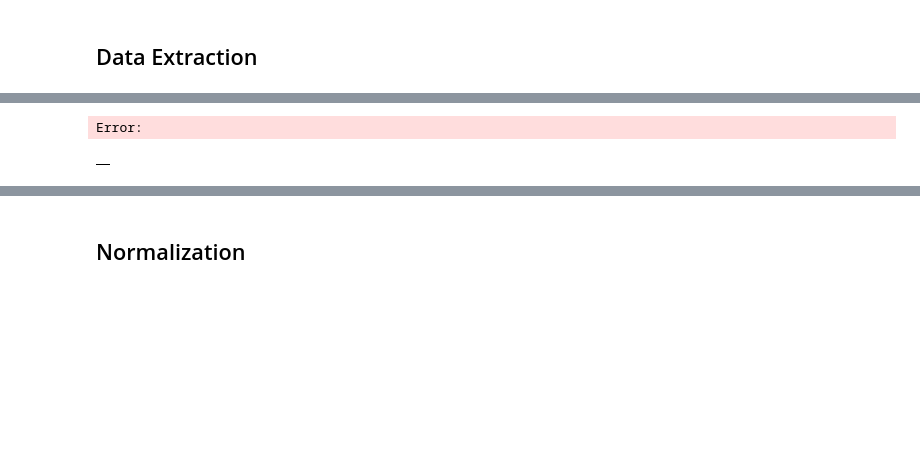
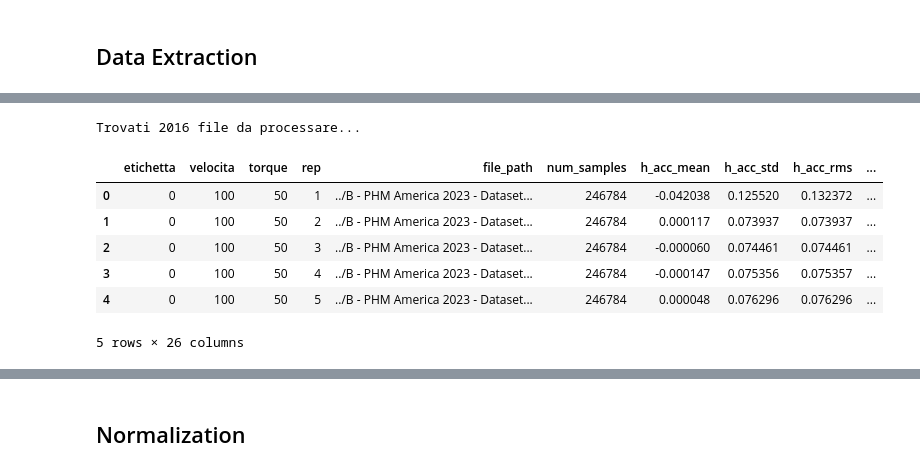
Before and after one commit to Andreavisi1/Challenge_B1_PHM_North_America_2023, a Jupyter notebook: challenge.ipynb, the cells around one changed output, grey strips where cells are left out. Cells and saved outputs as stored; diff of their text form; code cells hidden in the pictures; blank space fills up the shorter version.

```diff
--- a/challenge.ipynb
+++ b/challenge.ipynb
@@ -147,36 +268,15 @@ def get_vibration_statistics(df):
-# %%
-df_vibration = parse_vibration_dataset(ROOT_TRAIN_DATA_FOLDER)
-
-if not df_vibration.empty:
-    print(f"Dataset caricato con successo!")
-    print(f"Numero di file processati: {len(df_vibration)}")
-    print(f"Etichette uniche: {df_vibration['etichetta'].unique()}")
-    print(f"Descrizioni uniche: {df_vibration['descrizione'].unique()}")
-    print(f"Velocità uniche: {sorted(df_vibration['velocita'].unique())}")
-    print(f"Torque unici: {sorted(df_vibration['torque'].unique())}")
-    print(f"Repetition uniche: {sorted(df_vibration['rep'].unique())}")
-
-    # Mostra le prime righe (senza i dati di vibrazione per leggibilità)
-    print("\nPrime righe del dataset:")
-    display_cols = ['etichetta', 'descrizione', 'velocita', 'torque', 'rep', 'num_samples', 'file_path']
-    print(df_vibration[display_cols].head())
-
-    # Calcola statistiche
-    print("\nCalcolo delle statistiche...")
-    df_stats = get_vibration_statistics(df_vibration)
-    print("\nStatistiche per i primi file:")
-    print(df_stats.head())
-
-    # Esempio di accesso ai dati di vibrazione per un file specifico
-    print(f"\nEsempio - forma dei dati del primo file:")
-    print(f"Accelerazione orizzontale: {df_vibration.iloc[0]['horizontal_acceleration'].shape}")
-    print(f"Primi 5 valori accelerazione orizzontale: {df_vibration.iloc[0]['horizontal_acceleration'][:5]}")
-
-else:
-    print("Nessun file trovato o errore nel parsing del dataset")
-# %% [output]
-Error:
+# %%
+# 1. Carica solo le statistiche (non tutti i dati raw)
+df_stats = parse_vibration_dataset(ROOT_TRAIN_DATA_FOLDER, compute_stats=True)
+# %% [output]
+Trovati 2016 file da processare...
 # %%
-df_vibration.head()
+df_stats.head()
 # %% [output]
-|  |
+|  | etichetta | velocita | torque | rep | file_path | num_samples | h_acc_mean | h_acc_std | h_acc_rms | ... |
+| 0 | 0 | 100 | 50 | 1 | ../B - PHM America 2023 - Dataset... | 246784 | -0.042038 | 0.125520 | 0.132372 | ... |
+| 1 | 0 | 100 | 50 | 2 | ../B - PHM America 2023 - Dataset... | 246784 | 0.000117 | 0.073937 | 0.073937 | ... |
+| 2 | 0 | 100 | 50 | 3 | ../B - PHM America 2023 - Dataset... | 246784 | -0.000060 | 0.074461 | 0.074461 | ... |
+| 3 | 0 | 100 | 50 | 4 | ../B - PHM America 2023 - Dataset... | 246784 | -0.000147 | 0.075356 | 0.075357 | ... |
+| 4 | 0 | 100 | 50 | 5 | ../B - PHM America 2023 - Dataset... | 246784 | 0.000048 | 0.076296 | 0.076296 | ... |
+5 rows × 26 columns
```
Also changed, not shown: parts of 10 cells of this notebook, 2 other files.
